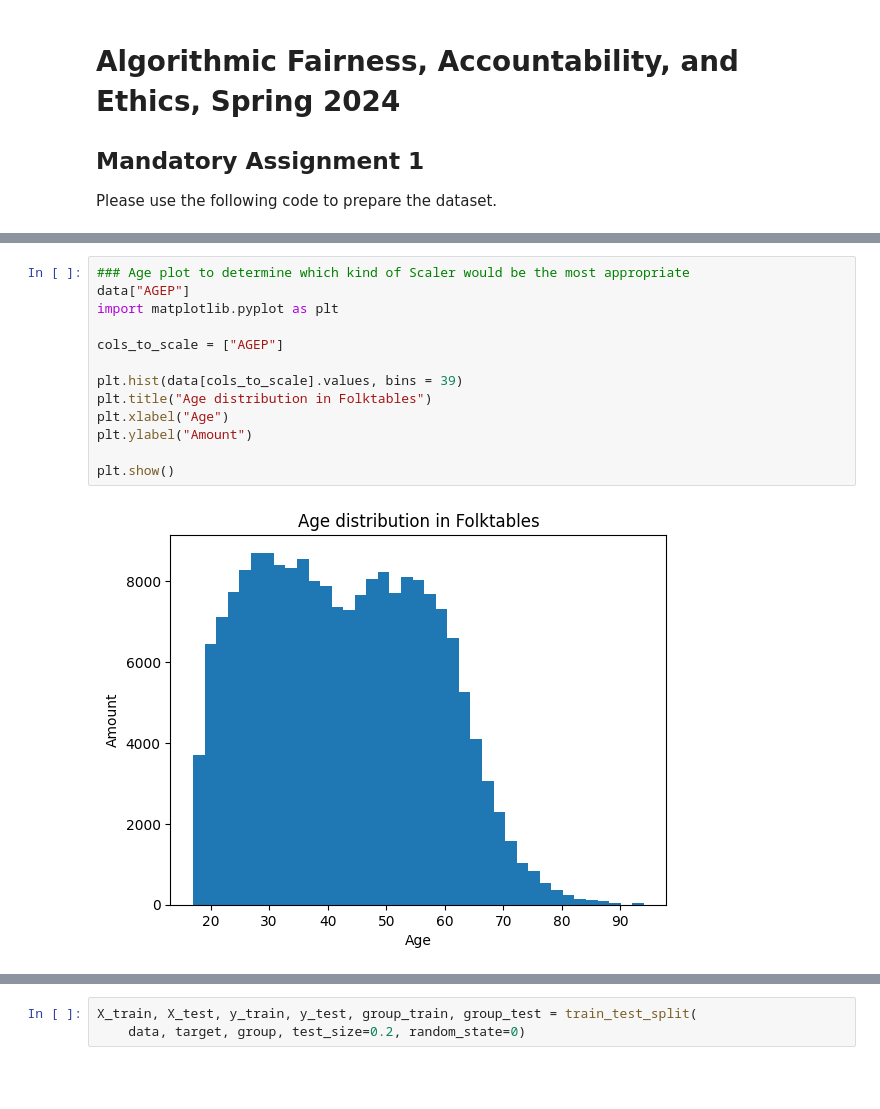
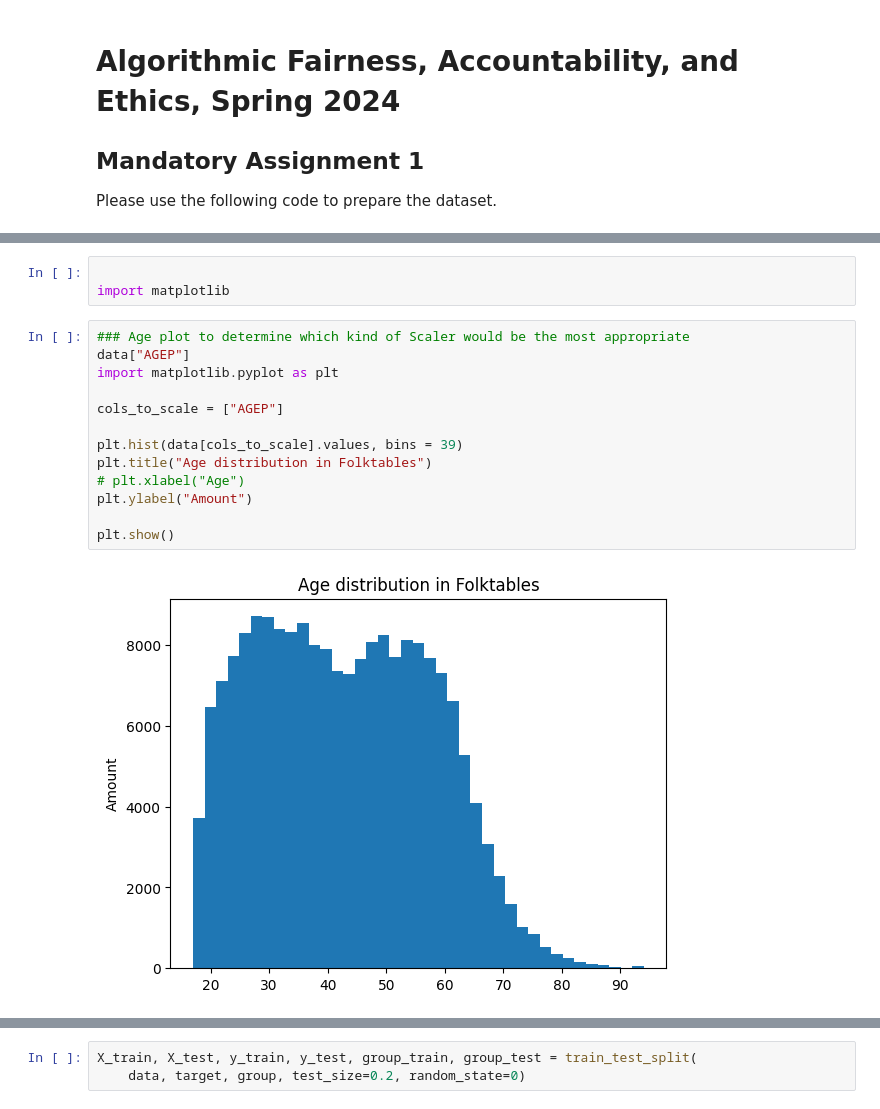
Before and after one commit to PHILIPWins/Algorithmic_Fairness, a Jupyter notebook: Assignment1/afae24-assignment-01-oleg - Philip.ipynb, the cells around one changed output, grey strips where cells are left out. Drawn from its saved outputs; the diff is of its cells as text; blank space fills up the shorter version.

Commit message:
Changes to plots

```diff
--- a/Assignment1/afae24-assignment-01-oleg - Philip.ipynb
+++ b/Assignment1/afae24-assignment-01-oleg - Philip.ipynb
@@ -55,21 +59,24 @@ data, data_original, target, group = data_processing(acs_data, feature_names, ta
 
 X_train, X_test, y_train, y_test, group_train, group_test = train_test_split(
     data, target, group, test_size=0.2, random_state=0)
+# %%
+
+import matplotlib
 # %%
 ### Age plot to determine which kind of Scaler would be the most appropriate
 data["AGEP"]
 import matplotlib.pyplot as plt
 
 cols_to_scale = ["AGEP"]
 
 plt.hist(data[cols_to_scale].values, bins = 39)
 plt.title("Age distribution in Folktables")
-plt.xlabel("Age")
+# plt.xlabel("Age")
 plt.ylabel("Amount")
 
 plt.show()
 # %% [output]
-[figure, old version]
+[figure, new version]
 # %%
 ## We decideded on RobustScaler as we have quite skrewed distribution to the left
 ## we want to keep that distribution
```
Also changed, not shown: parts of 19 cells of this notebook.
